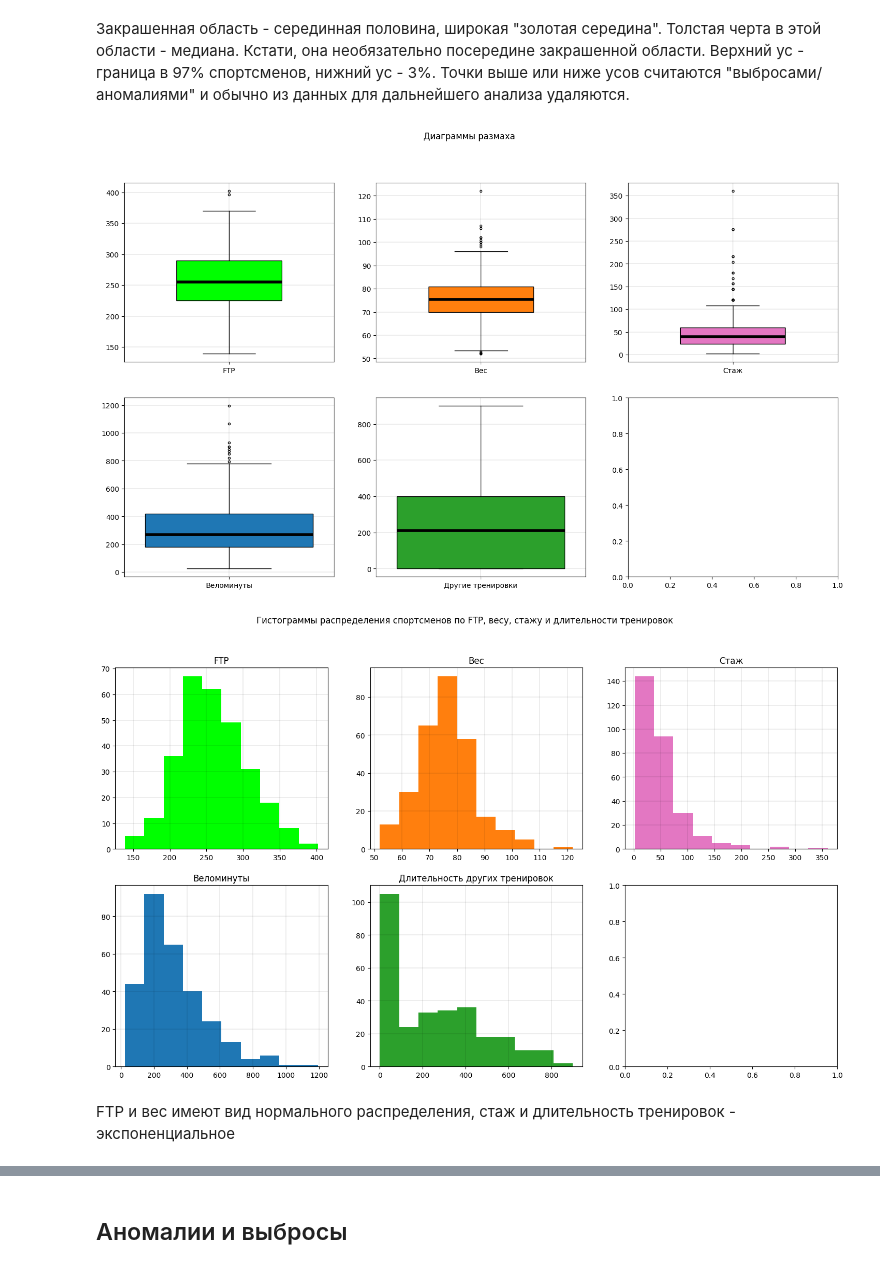
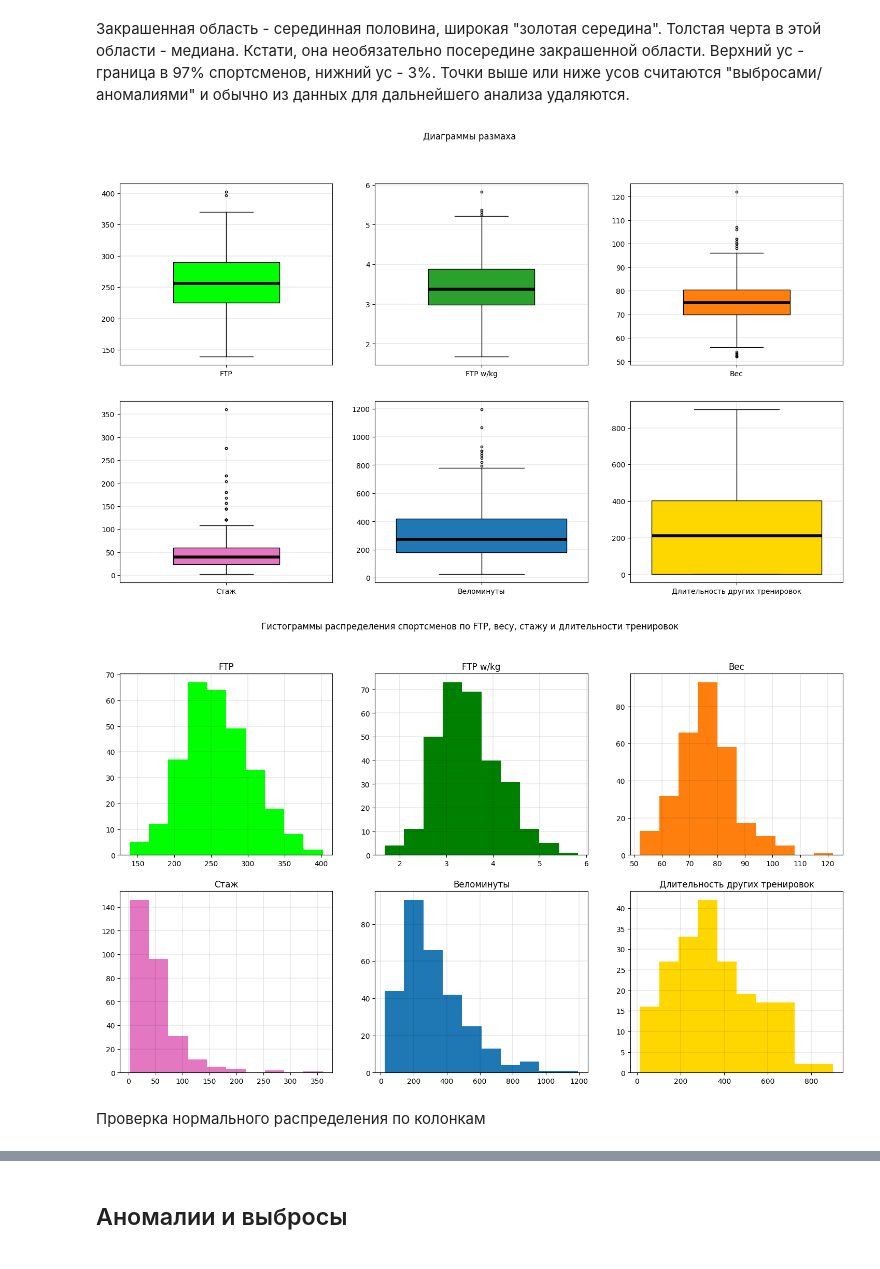
Before and after one commit to delffine/Pet-projects, a Jupyter notebook: bike_train_duration/veloopros.ipynb, the cells around one changed output, grey strips where cells are left out. Cells and saved outputs as stored; diff of their text form; code cells hidden in the pictures.

```diff
--- a/bike_train_duration/veloopros.ipynb
+++ b/bike_train_duration/veloopros.ipynb
@@ -374,56 +392,66 @@ ax[0, 0].boxplot(data['ftp_c'], positions=[2], labels = ['FTP'], widths = 0.5 ,
                patch_artist=True, boxprops=dict(facecolor='lime'), medianprops=dict(color='black', linewidth=4))
 ax[0, 0].grid(color='black', linestyle='-', linewidth=0.1)
 
-ax[0, 1].boxplot(data['weigth_c'], positions=[2], labels = ['Вес'], widths = 0.5 , sym = '.',\
+ax[0, 1].boxplot(data['ftp_weigth'], positions=[2], labels = ['FTP w/kg'], widths = 0.5 , sym = '.',\
+               patch_artist=True, boxprops=dict(facecolor='tab:green'), medianprops=dict(color='black', linewidth=4))
+ax[0, 1].grid(color='black', linestyle='-', linewidth=0.1)
+
+
+ax[0, 2].boxplot(data['weigth_c'], positions=[2], labels = ['Вес'], widths = 0.5 , sym = '.',\
                patch_artist=True, boxprops=dict(facecolor='tab:orange'), medianprops=dict(color='black', linewidth=4))
 
-ax[0, 1].grid(color='black', linestyle='-', linewidth=0.1)
-
-ax[0, 2].boxplot(data['stag_r'], positions=[2], labels = ['Стаж'], widths = 0.5 , sym = '.',\
-               patch_artist=True, boxprops=dict(facecolor='tab:pink'), medianprops=dict(color='black', linewidth=4))
 ax[0, 2].grid(color='black', linestyle='-', linewidth=0.1)
 
-
-ax[1, 0].boxplot(data['bike_minute'], positions=[0], labels = ['Веломинуты'], widths = 0.8 , sym = '.',\
-               patch_artist=True, boxprops=dict(facecolor='tab:blue'), medianprops=dict(color='black', linewidth=4))
+ax[1, 0].boxplot(data['stag_r'], positions=[2], labels = ['Стаж'], widths = 0.5 , sym = '.',\
+               patch_artist=True, boxprops=dict(facecolor='tab:pink'), medianprops=dict(color='black', linewidth=4))
 ax[1, 0].grid(color='black', linestyle='-', linewidth=0.1)
 
 
-ax[1, 1].boxplot(data['train_minute'], positions=[1], labels = ['Другие тренировки'], widths = 0.8 , sym = '.',\
-               patch_artist=True, boxprops=dict(facecolor='tab:green'), medianprops=dict(color='black', linewidth=4))
+ax[1, 1].boxplot(data['bike_minute'], positions=[0], labels = ['Веломинуты'], widths = 0.8 , sym = '.',\
+               patch_artist=True, boxprops=dict(facecolor='tab:blue'), medianprops=dict(color='black', linewidth=4))
 ax[1, 1].grid(color='black', linestyle='-', linewidth=0.1)
+
+
+ax[1, 2].boxplot(data['train_minute'], positions=[1], labels = ['Длительность других тренировок'], widths = 0.8 , sym = '.',\
+               patch_artist=True, boxprops=dict(facecolor='gold'), medianprops=dict(color='black', linewidth=4))
+ax[1, 2].grid(color='black', linestyle='-', linewidth=0.1)
 
 
 plt.suptitle('Диаграммы размаха')
 plt.show()
 # %% [output]
-[figure, old version]
+[figure, new version]
 # %%
 f, ax = plt.subplots(2, 3, figsize=(18,10))
 ax[0, 0].hist(data['ftp_c'], bins = 10, alpha = 1, color = 'lime')
 ax[0, 0].grid(color='black', linestyle='-', linewidth=0.1)
 ax[0, 0].set_title('FTP')
 
-ax[0, 1].hist(data['weigth_c'], bins = 10, alpha = 1, color = 'tab:orange')
+ax[0, 1].hist(data['ftp_weigth'], bins = 10, alpha = 1, color = 'green')
 ax[0, 1].grid(color='black', linestyle='-', linewidth=0.1)
-ax[0, 1].set_title('Вес')
+ax[0, 1].set_title('FTP w/kg')
 
-ax[0, 2].hist(data['stag_r'], bins = 10, alpha = 1, color = 'tab:pink')
+
+ax[0, 2].hist(data['weigth_c'], bins = 10, alpha = 1, color = 'tab:orange')
 ax[0, 2].grid(color='black', linestyle='-', linewidth=0.1)
-ax[0, 2].set_title('Стаж')
+ax[0, 2].set_title('Вес')
 
-ax[1, 0].hist(data['bike_minute'], bins = 10, alpha = 1, color = 'tab:blue')
+ax[1, 0].hist(data['stag_r'], bins = 10, alpha = 1, color = 'tab:pink')
 ax[1, 0].grid(color='black', linestyle='-', linewidth=0.1)
-ax[1, 0].set_title('Веломинуты')
+ax[1, 0].set_title('Стаж')
 
-ax[1, 1].hist(data['train_minute'], bins = 10, alpha = 1, color = 'tab:green')
+ax[1, 1].hist(data['bike_minute'], bins = 10, alpha = 1, color = 'tab:blue')
 ax[1, 1].grid(color='black', linestyle='-', linewidth=0.1)
-ax[1, 1].set_title('Длительность других тренировок')
+ax[1, 1].set_title('Веломинуты')
+
+ax[1, 2].hist(data.query('train_minute > 0')['train_minute'], bins = 10, alpha = 1, color = 'gold')
+ax[1, 2].grid(color='black', linestyle='-', linewidth=0.1)
+ax[1, 2].set_title('Длительность других тренировок')
 
 
 plt.suptitle('Гистограммы распределения спортсменов по FTP, весу, стажу и длительности тренировок')
 plt.show()
 # %% [output]
-[figure, old version]
+[figure, new version]
-# %% [markdown]
-FTP и вес имеют вид нормального распределения, стаж и длительность тренировок  - экспоненциальное
+# %% [markdown]
+Проверка нормального распределения по колонкам
```
Also changed, not shown: parts of 160 cells of this notebook.
